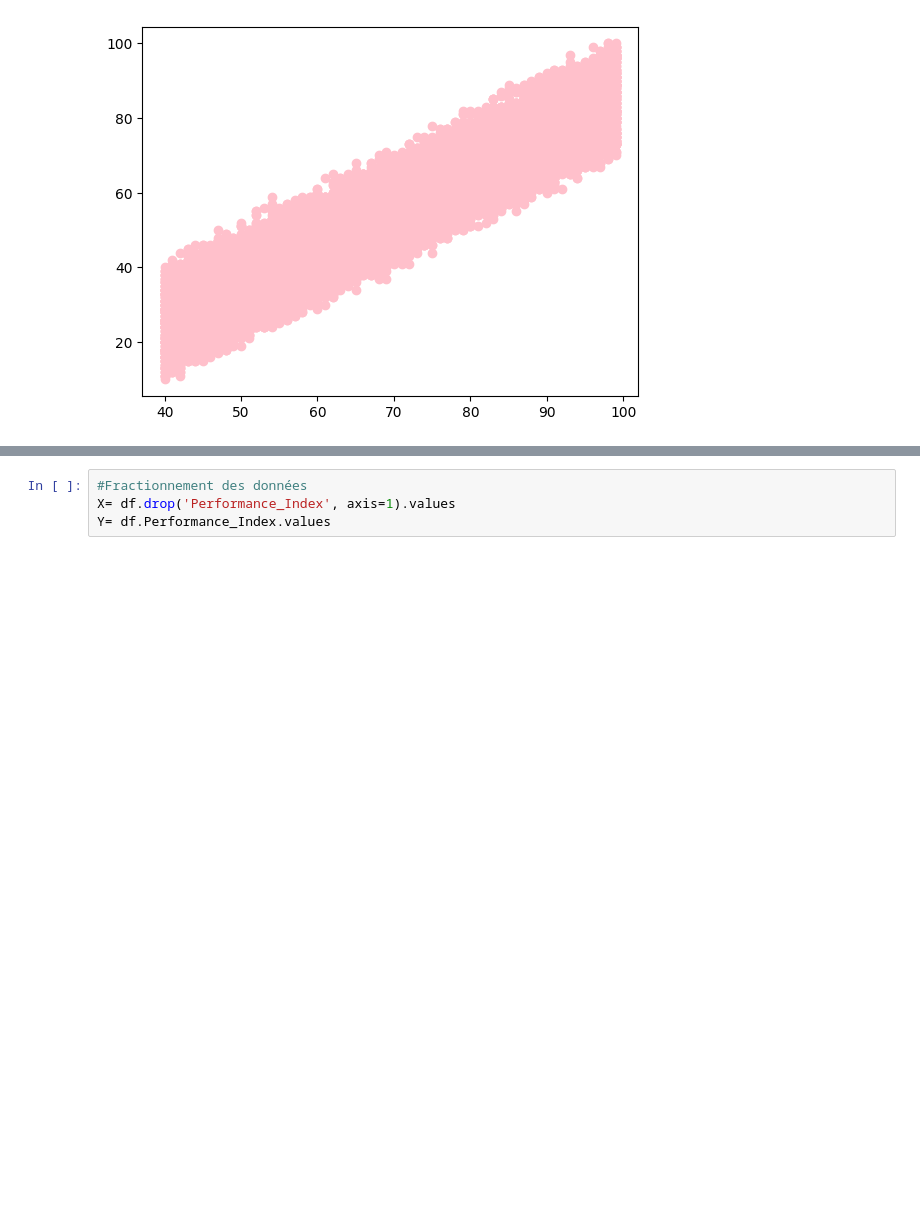
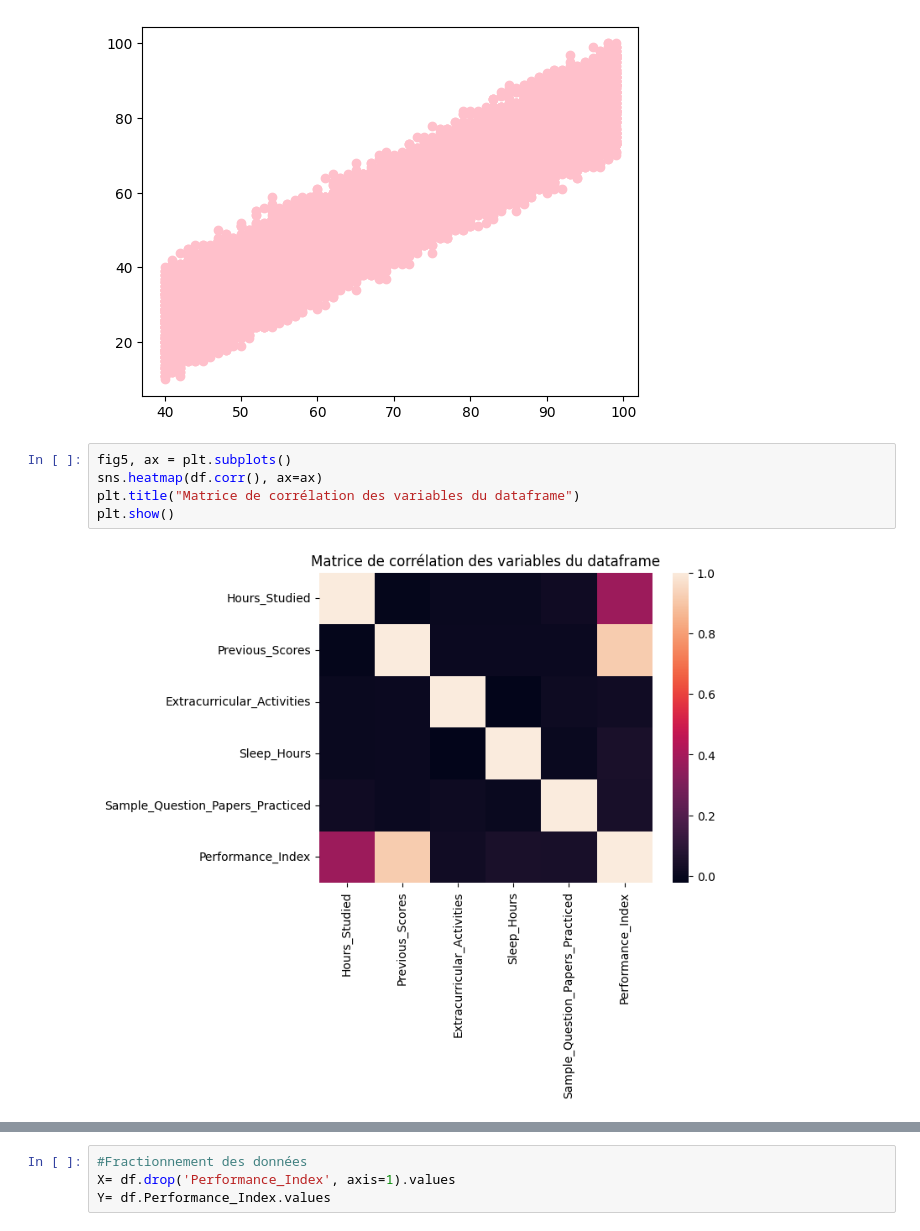
Before and after one commit to AliatTidiany/Supervised_Methods_Project, a Jupyter notebook: Student_Performance.ipynb, the cells around one changed output, grey strips where cells are left out. Drawn from its saved outputs; the diff is of its cells as text; blank space fills up the shorter version.

```diff
--- a/Student_Performance.ipynb
+++ b/Student_Performance.ipynb
@@ -67,3 +114,10 @@ plt.scatter(df.Previous_Scores.values, df.Performance_Index.values, color='pink'
 # %% [output]
 <matplotlib.collections.PathCollection at 0x...>
 [figure]
+# %%
+fig5, ax = plt.subplots()
+sns.heatmap(df.corr(), ax=ax)
+plt.title("Matrice de corrélation des variables du dataframe")
+plt.show()
+# %% [output]
+[figure, added]
```
Also changed, not shown: parts of 33 cells of this notebook, 9 other files.
